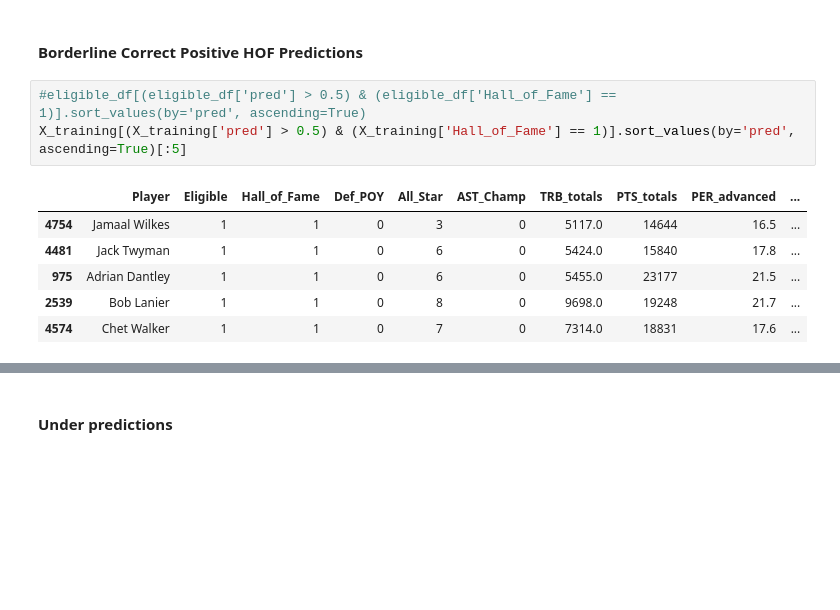
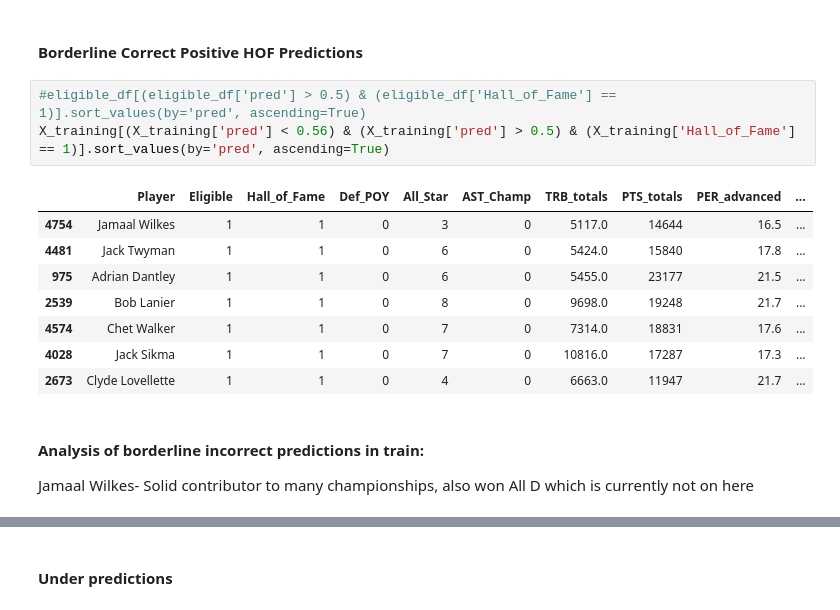
Before and after one commit to frankwillard/NBA-Hall-Of-Fame-Model, a Jupyter notebook: Hall_of_Fame_Modeling.ipynb, the cells around one changed output, grey strips where cells are left out. Drawn from its saved outputs; the diff is of its cells as text; blank space fills up the shorter version.

Commit message:
Added analysis of underpredictions

```diff
--- a/Hall_of_Fame_Modeling.ipynb
+++ b/Hall_of_Fame_Modeling.ipynb
@@ -675,12 +675,18 @@ X_validation['pred'] = y_val_pred_probs
 #### Borderline Correct Positive HOF Predictions
 # %%
 #eligible_df[(eligible_df['pred'] > 0.5) & (eligible_df['Hall_of_Fame'] == 1)].sort_values(by='pred', ascending=True)
-X_training[(X_training['pred'] > 0.5) & (X_training['Hall_of_Fame'] == 1)].sort_values(by='pred', ascending=True)[:5]
+X_training[(X_training['pred'] < 0.56) & (X_training['pred'] > 0.5) & (X_training['Hall_of_Fame'] == 1)].sort_values(by='pred', ascending=True)
 # %% [output]
 |  | Player | Eligible | Hall_of_Fame | Def_POY | All_Star | AST_Champ | TRB_totals | PTS_totals | PER_advanced | ... |
 | 4754 | Jamaal Wilkes | 1 | 1 | 0 | 3 | 0 | 5117.0 | 14644 | 16.5 | ... |
 | 4481 | Jack Twyman | 1 | 1 | 0 | 6 | 0 | 5424.0 | 15840 | 17.8 | ... |
 | 975 | Adrian Dantley | 1 | 1 | 0 | 6 | 0 | 5455.0 | 23177 | 21.5 | ... |
 | 2539 | Bob Lanier | 1 | 1 | 0 | 8 | 0 | 9698.0 | 19248 | 21.7 | ... |
 | 4574 | Chet Walker | 1 | 1 | 0 | 7 | 0 | 7314.0 | 18831 | 17.6 | ... |
+| 4028 | Jack Sikma | 1 | 1 | 0 | 7 | 0 | 10816.0 | 17287 | 17.3 | ... |
+| 2673 | Clyde Lovellette | 1 | 1 | 0 | 4 | 0 | 6663.0 | 11947 | 21.7 | ... |
+# %% [markdown]
+#### **Analysis of borderline incorrect predictions in train:**
+
+Jamaal Wilkes- Solid contributor to many championships, also won All D which is currently not on here
 # %%
```
Also changed, not shown: parts of 9 cells of this notebook.
